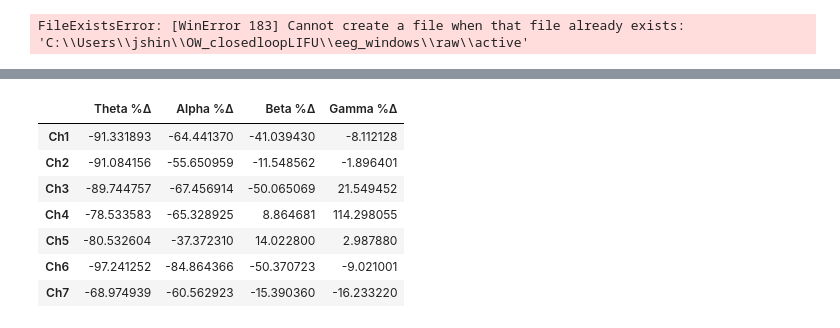
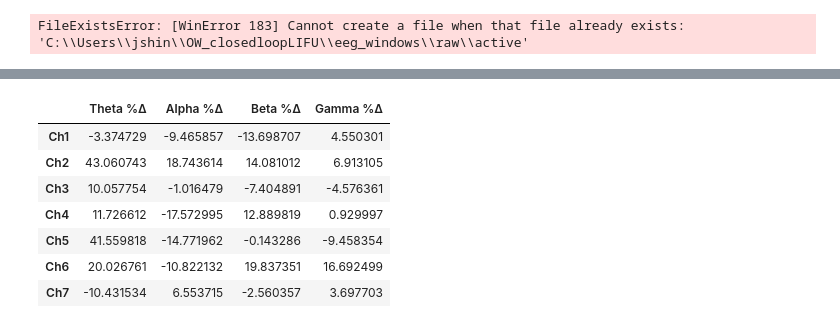
Before and after one commit to janetshin8030/OW_closedloop, a Jupyter notebook: notebooks/PSDprocessing.ipynb, the cells around one changed output, grey strips where cells are left out. Drawn from its saved outputs; the diff is of its cells as text; code cells hidden in the pictures.

```diff
--- a/notebooks/PSDprocessing.ipynb
+++ b/notebooks/PSDprocessing.ipynb
@@ -340,18 +480,19 @@ epochs.get_data()[0].shape
 # %%
 # PSD DATA ANALYSIS
-# Part 1: percent change pre and post trigger
+# Part 1: percent change pre and post trigger (averaged across ALL trials, not just trial 0)
 
 fs = 250
 prev = 5
-posts = 15
-pre_window = int(prev*fs)
-post_window = int(posts* fs)
-eeg_filt = pd.DataFrame(epochs.get_data()[0].copy()).T # CHANGE TO ACTUAL DATA FRAME
-#target_timestamp
+pre_window = int(prev * fs)
+# epochs run tmin=-5 to tmax=10 (15s total), so "post" is the remaining ~10s after t=0
+
+n_epochs = epochs.get_data().shape[0]
 pre_segments = []
-post_segments  = []
-pre_segments.append(eeg_filt.iloc[:pre_window])
-post_segments.append(eeg_filt.iloc[pre_window:])
+post_segments = []
+for i in range(n_epochs):
+    eeg_filt = pd.DataFrame(epochs.get_data()[i].copy()).T  # time x channels for trial i
+    pre_segments.append(eeg_filt.iloc[:pre_window])
+    post_segments.append(eeg_filt.iloc[pre_window:])
 # %%
 from scipy.signal import welch
 import numpy as np
@@ -389,36 +536,41 @@ percent_change_psd
 126 rows × 7 columns
 # %%
+from IPython.display import display
+
 def band_power(psd, freqs, f_lo, f_hi):
     idx = (freqs >= f_lo) & (freqs <= f_hi)
-    return np.trapz(psd[idx, :], freqs[idx], axis=0)
-# Theta (4–7 Hz)
-pre_theta  = band_power(pre_psd_mean,  f, 4, 7)
-post_theta = band_power(post_psd_mean, f, 4, 7)
+    return np.trapezoid(psd[idx, :], freqs[idx], axis=0)
 
-# Alpha (8–12 Hz)
-pre_alpha  = band_power(pre_psd_mean,  f, 8, 12)
-post_alpha = band_power(post_psd_mean, f, 8, 12)
+bands = {"Theta": (4, 7), "Alpha": (8, 12), "Beta": (13, 30), "Gamma": (30, 40)}
+ch_index = [f"Ch{i+1}" for i in range(7)]
 
-# Beta (13–30 Hz)
-pre_beta  = band_power(pre_psd_mean,  f, 13, 30)
-post_beta = band_power(post_psd_mean, f, 13, 30)
+# per-trial band power/percent-change/dB-change (pre_psds/post_psds hold one PSD per trial)
+trial_pct = {name: [] for name in bands}
+trial_db = {name: [] for name in bands}
+for pre_psd, post_psd in zip(pre_psds, post_psds):
+    for name, (lo, hi) in bands.items():
+        pre_bp = band_power(pre_psd, f, lo, hi)
+        post_bp = band_power(post_psd, f, lo, hi)
+        trial_pct[name].append((post_bp - pre_bp) / pre_bp * 100)
+        trial_db[name].append(10 * np.log10(post_bp / pre_bp))
 
-# Gamma (30-40Hz)
-pre_gamma = band_power(pre_psd_mean,  f, 30, 40)
-post_gamma = band_power(post_psd_mean, f, 30, 40)
+# mean across trials -- this replaces the old single-trial percent change
+bands_pct_df = pd.DataFrame({f"{name} %Δ": np.mean(trial_pct[name], axis=0) for name in bands}, index=ch_index)
 
+# std across trials -- large values here mean the mean is being driven by one outlier
+# trial rather than a consistent effect, which is exactly what happened before this fix
+bands_pct_std_df = pd.DataFrame({f"{name} %Δ (trial std)": np.std(trial_pct[name], axis=0) for name in bands}, index=ch_index)
 
-theta_pct = (post_theta - pre_theta) / pre_theta * 100
-alpha_pct = (post_alpha - pre_alpha) / pre_alpha * 100
-beta_pct  = (post_beta  - pre_beta ) / pre_beta  * 100
-gamma_pct =  (post_gamma  - pre_gamma ) / pre_gamma  * 100
+# dB change -- same log scaling as the STFT/Morlet plots, much less sensitive to a
+# noisy/small pre-window denominator than the raw percent change above
+bands_db_df = pd.DataFrame({f"{name} ΔdB": np.mean(trial_db[name], axis=0) for name in bands}, index=ch_index)
 
-bands_pct_df = pd.DataFrame({
-    "Theta %Δ": theta_pct,
-    "Alpha %Δ": alpha_pct,
-    "Beta %Δ":  beta_pct,
-    "Gamma %Δ" : gamma_pct,
-})
-bands_pct_df.index = [f"Ch{i+1}" for i in range(7)]
-bands_pct_df
+print("Percent change in band power (mean across all trials):")
+display(bands_pct_df)
+
+print("\nStd of percent change across trials (large = unreliable / outlier-driven):")
+display(bands_pct_std_df)
+
+print("\ndB change in band power (log-ratio, comparable to STFT/Morlet):")
+display(bands_db_df)
 # %% [output]
@@ -425,8 +578,8 @@ bands_pct_df
 |  | Theta %Δ | Alpha %Δ | Beta %Δ | Gamma %Δ |
-| Ch1 | -91.331893 | -64.441370 | -41.039430 | -8.112128 |
-| Ch2 | -91.084156 | -55.650959 | -11.548562 | -1.896401 |
-| Ch3 | -89.744757 | -67.456914 | -50.065069 | 21.549452 |
-| Ch4 | -78.533583 | -65.328925 | 8.864681 | 114.298055 |
-| Ch5 | -80.532604 | -37.372310 | 14.022800 | 2.987880 |
-| Ch6 | -97.241252 | -84.864366 | -50.370723 | -9.021001 |
-| Ch7 | -68.974939 | -60.562923 | -15.390360 | -16.233220 |
+| Ch1 | -3.374729 | -9.465857 | -13.698707 | 4.550301 |
+| Ch2 | 43.060743 | 18.743614 | 14.081012 | 6.913105 |
+| Ch3 | 10.057754 | -1.016479 | -7.404891 | -4.576361 |
+| Ch4 | 11.726612 | -17.572995 | 12.889819 | 0.929997 |
+| Ch5 | 41.559818 | -14.771962 | -0.143286 | -9.458354 |
+| Ch6 | 20.026761 | -10.822132 | 19.837351 | 16.692499 |
+| Ch7 | -10.431534 | 6.553715 | -2.560357 | 3.697703 |
```
Also changed, not shown: parts of 19 cells of this notebook, 8 other files.
